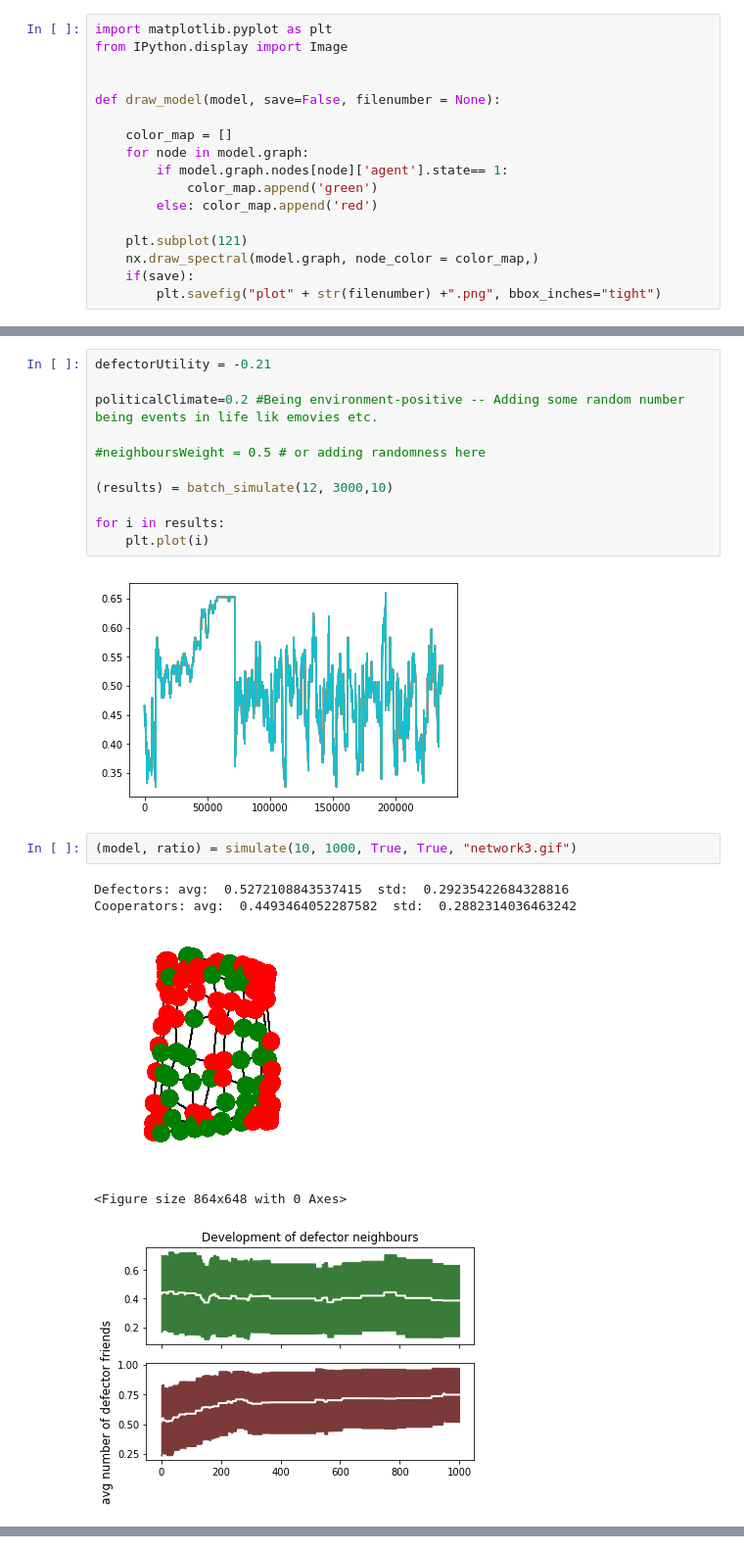
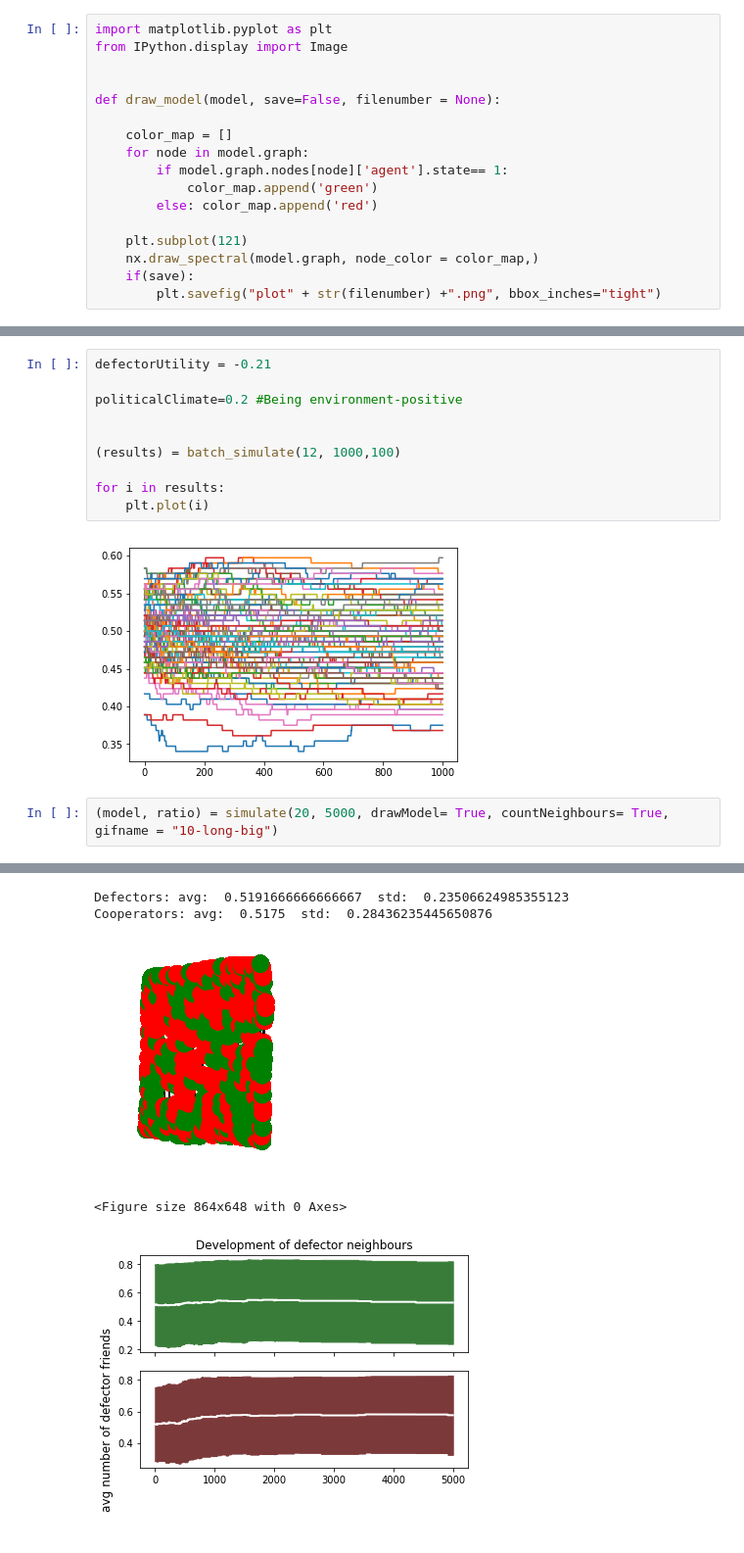
Before and after one commit to sigridbra/project-collective-altruism, a Jupyter notebook: iter2-dynamic-network.ipynb, the cells around one changed output, grey strips where cells are left out. Shown: that part at 98% size. Drawn from its saved outputs; the diff is of its cells as text.

```diff
--- a/iter2-dynamic-network.ipynb
+++ b/iter2-dynamic-network.ipynb
@@ -242,21 +249,15 @@ def batch_simulate(n,k,s):
 # %%
 defectorUtility = -0.21
 
-politicalClimate=0.2 #Being environment-positive -- Adding some random number being events in life lik emovies etc.
+politicalClimate=0.2 #Being environment-positive
 
-#neighboursWeight = 0.5 # or adding randomness here
 
-(results) = batch_simulate(12, 3000,10)
+(results) = batch_simulate(12, 1000,100)
 
 for i in results:
     plt.plot(i)
 # %% [output]
-[figure, old version]
+[figure, new version]
-# %%
-(model, ratio) = simulate(10, 1000, True, True, "network3.gif")
-# %% [output]
-Defectors: avg:  0.5272108843537415  std:  0.29235422684328816
-Cooperators: avg:  0.4493464052287582  std:  0.2882314036463242
-[figure, removed]
-<Figure size 864x648 with 0 Axes>
-[figure, removed]
+# %%
+(model, ratio) = simulate(20, 5000, drawModel= True, countNeighbours= True, gifname = "10-long-big")
+# %% [output]
@@ -263 +266,6 @@ Cooperators: avg:  0.4493464052287582  std:  0.2882314036463242
+Defectors: avg:  0.5191666666666667  std:  0.23506624985355123
+Cooperators: avg:  0.5175  std:  0.28436235445650876
+[figure, added]
+<Figure size 864x648 with 0 Axes>
+[figure, added]
 # %%
```
Also changed, not shown: parts of 7 cells of this notebook, 3 other files.
